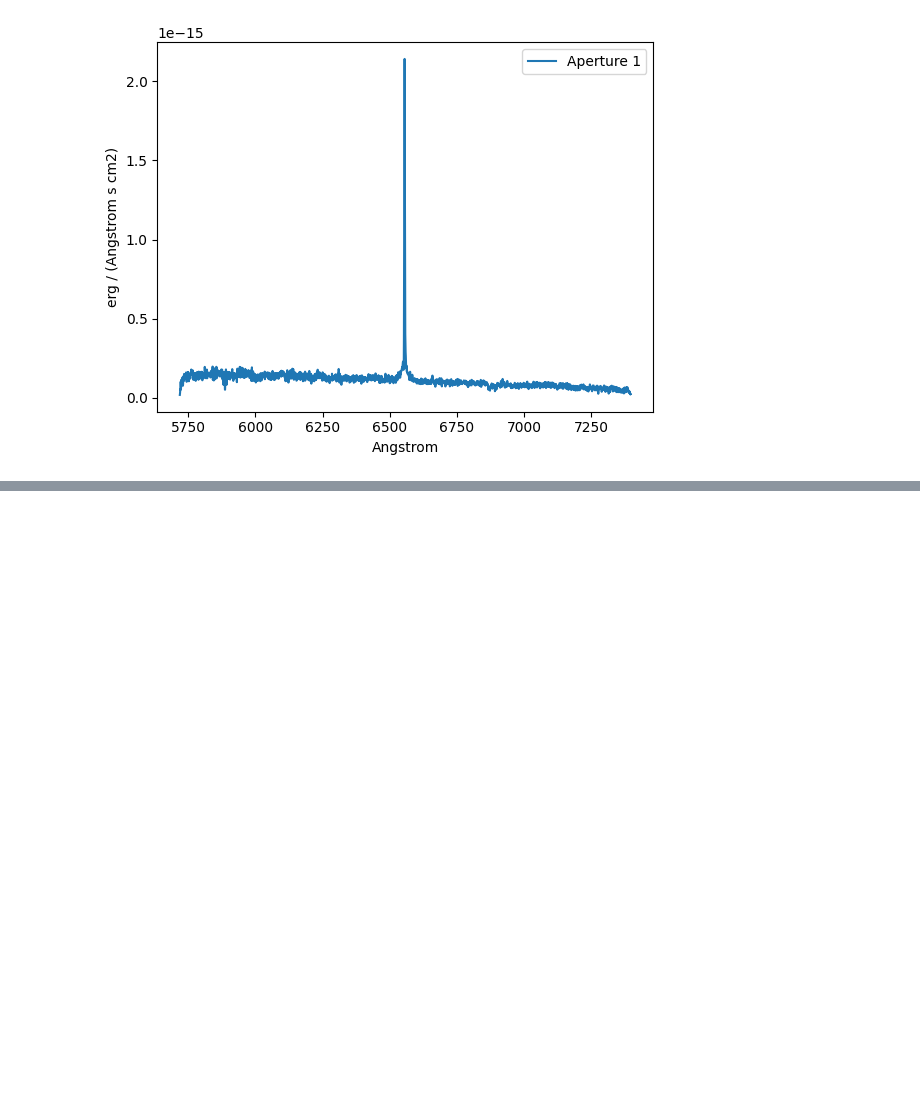
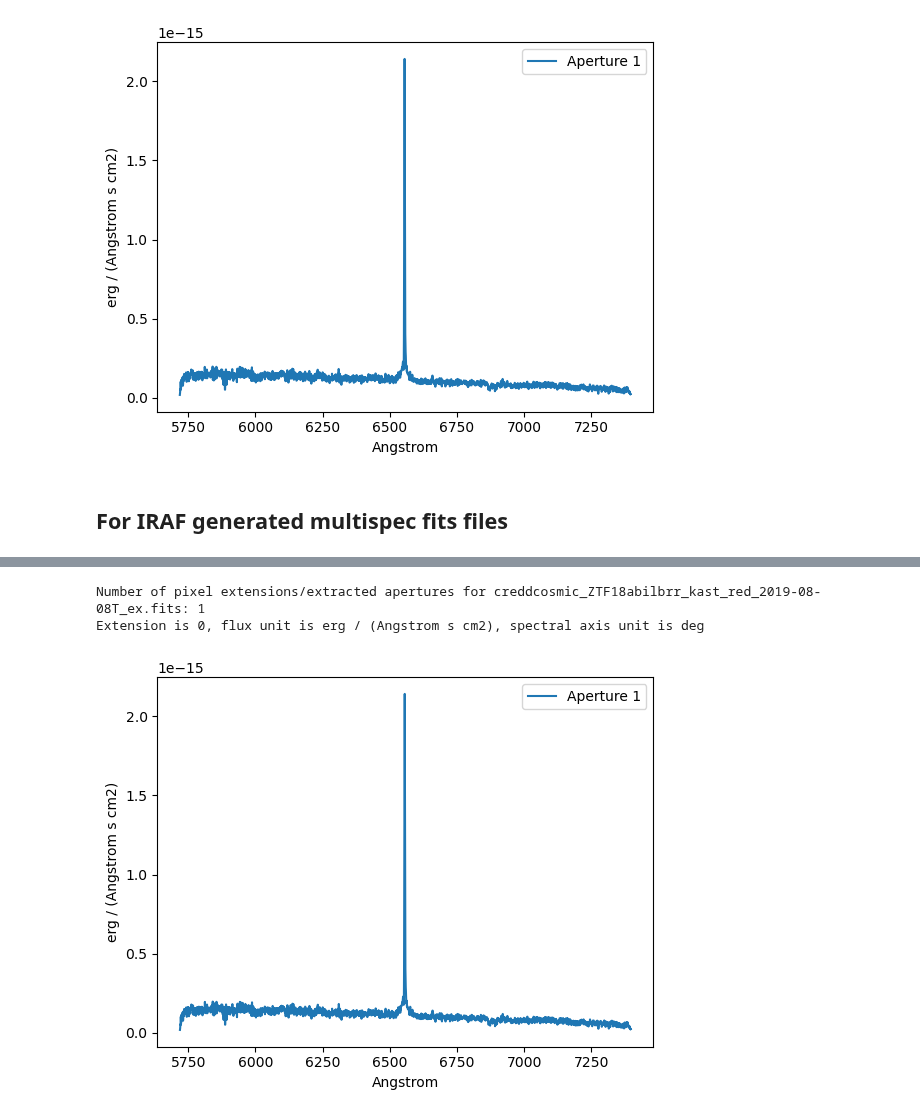
Before and after one commit to gemini-hlsw/goats, a Jupyter notebook: scripts/goats_552.ipynb, the cells around one changed output, grey strips where cells are left out. Drawn from its saved outputs; the diff is of its cells as text; code cells hidden in the pictures; blank space fills up the shorter version.

Commit message:
added how to handle multispec fits files for visualization

```diff
--- a/scripts/goats_552.ipynb
+++ b/scripts/goats_552.ipynb
@@ -143,3 +143,61 @@ the RADECSYS keyword is deprecated, use RADESYSa. [astropy.wcs.wcs]
 Number of pixel extensions/extracted apertures for creddcosmic_ZTF18abilbrr_kast_red_2019-08-08T_ex.fits: 1
 Extension is 0, flux unit is erg / (Angstrom s cm2), spectral axis unit is deg
 [figure]
+# %% [markdown]
+## For IRAF generated multispec fits files
+# %%
+DEFAULT_WAVELENGTH_UNITS = u.angstrom
+DEFAULT_FLUX_CONSTANT = u.erg / u.cm ** 2 / u.second / u.angstrom
+
+plt.close('all')
+
+for i, FF in enumerate(["creddcosmic_ZTF18abilbrr_kast_red_2019-08-08T_ex.fits"]):
+    ad = astrodata.open("/Users/monika.soraisam/Desktop/tomdev/real_goats/reference_files_goats_testing/"+FF)
+    print (f"Number of pixel extensions/extracted apertures for {FF}: {len(ad.indices)}")
+
+    fig, ax = plt.subplots()
+
+    ## loop over the extensions and create spectrum object that can be used for plotting
+    for idx in ad.indices:
+        header = ad[idx].hdr
+        flux = ad[idx].data
+        flux_unit = header.get("BUNIT")
+        if flux_unit is not None:
+            flux_unit = u.Unit(flux_unit)
+        else:
+            flux_unit = DEFAULT_FLUX_CONSTANT
+        print (f"Extension is {idx}, flux unit is {flux_unit}, spectral axis unit is {header['CUNIT1']}")
+
+        # to take care of Iraf generated multispec (ms) fits files
+        dim = len(flux.shape)
+        if dim == 3:
+            flux = flux[0, 0, :]
+        elif flux.shape[0] == 2:
+            flux = flux[0, :]
+        if header['CUNIT1'] == "deg":
+            # Loop through header keywords
+            for key, value in header.items():
+                if "WAT" in key and value is not None:
+                    if "label=Wavelength units=" in value:
+                        header['CUNIT1'] = value.split("units=")[-1].strip()
+                        break
+        # if header['CUNIT1'] == "deg":
+        #     header['CUNIT1'] = 'Angstrom'
+
+        wcs = WCS(header=header, naxis=1)
+        spectrum = Spectrum1D(flux=flux * flux_unit, wcs=wcs)
+
+        # print (spectrum.spectral_axis) # wavelength with unit
+        # print (spectrum.spectral_axis.value) # wavelength without unit
+        # print (spectrum.flux) # flux with unit
+        # print (spectrum.flux.value) # flux without unit
+
+        ax.plot(spectrum.spectral_axis, spectrum.flux, label=f"Aperture {idx+1}")
+
+    ax.set_xlabel(f'{spectrum.spectral_axis.unit}')
+    ax.set_ylabel(f'{spectrum.flux.unit}')
+    plt.legend()
+    plt.show()
+
+    #break
+# %% [output]
@@ -145,0 +209,3 @@ Extension is 0, flux unit is erg / (Angstrom s cm2), spectral axis unit is deg
+Number of pixel extensions/extracted apertures for creddcosmic_ZTF18abilbrr_kast_red_2019-08-08T_ex.fits: 1
+Extension is 0, flux unit is erg / (Angstrom s cm2), spectral axis unit is deg
+[figure, added]
```
Also changed, not shown: parts of 1 cell of this notebook.
